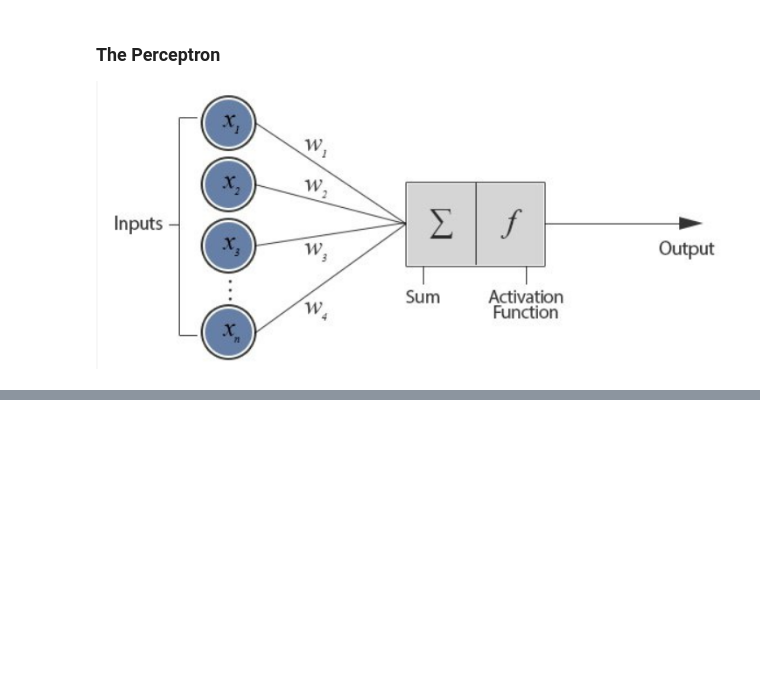
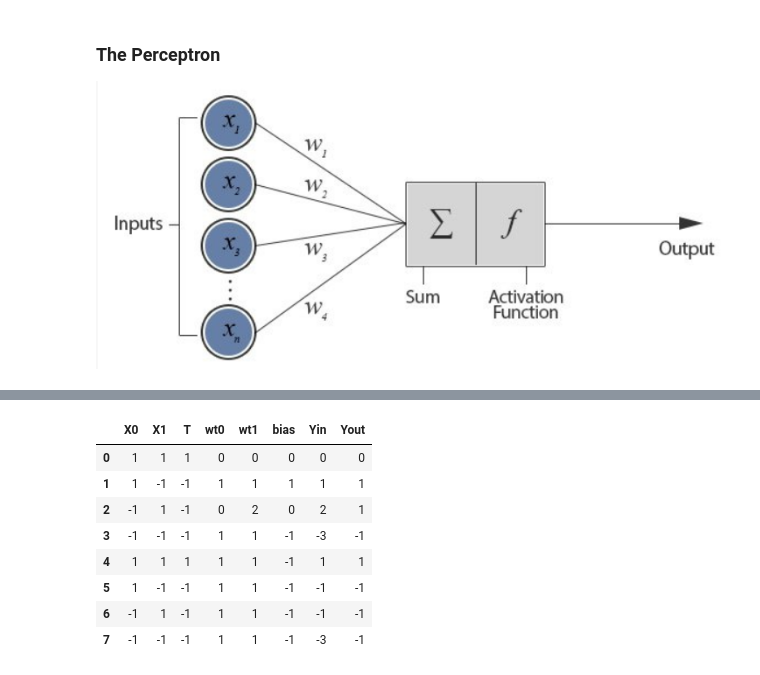
Before and after one commit to aayushi0402/NeuralNetworks_DeepLearning, a Jupyter notebook: ThePerceptron.ipynb, the cells around one changed output, grey strips where cells are left out. Cells and saved outputs as stored; diff of their text form; code cells hidden in the pictures; blank space fills up the shorter version.

```diff
--- a/ThePerceptron.ipynb
+++ b/ThePerceptron.ipynb
@@ -125,0 +249,12 @@ Final Perceptron Output---> 0.6662888406159346
+# %%
+df
+# %% [output]
+|  | X0 | X1 | T | wt0 | wt1 | bias | Yin | Yout |
+| 0 | 1 | 1 | 1 | 0 | 0 | 0 | 0 | 0 |
+| 1 | 1 | -1 | -1 | 1 | 1 | 1 | 1 | 1 |
+| 2 | -1 | 1 | -1 | 0 | 2 | 0 | 2 | 1 |
+| 3 | -1 | -1 | -1 | 1 | 1 | -1 | -3 | -1 |
+| 4 | 1 | 1 | 1 | 1 | 1 | -1 | 1 | 1 |
+| 5 | 1 | -1 | -1 | 1 | 1 | -1 | -1 | -1 |
+| 6 | -1 | 1 | -1 | 1 | 1 | -1 | -1 | -1 |
+| 7 | -1 | -1 | -1 | 1 | 1 | -1 | -3 | -1 |
```
Also changed, not shown: parts of 11 cells of this notebook.
